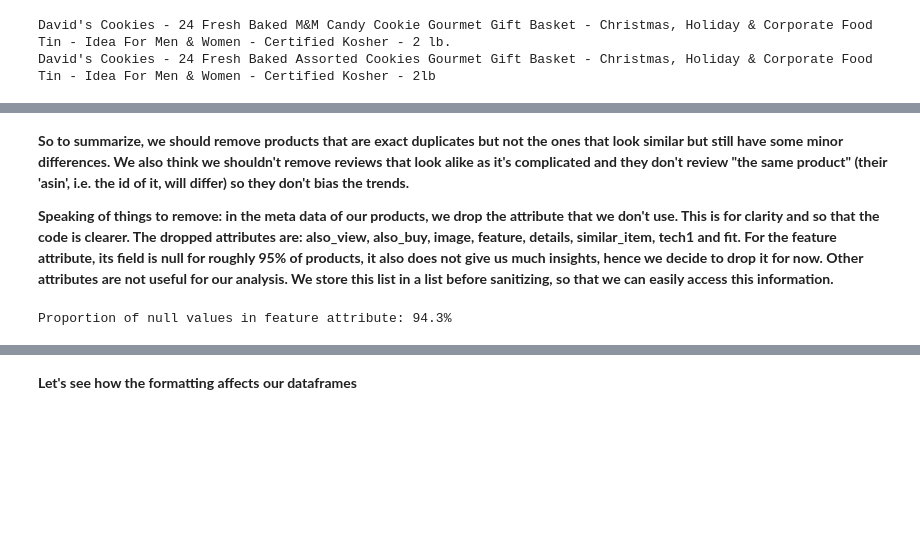
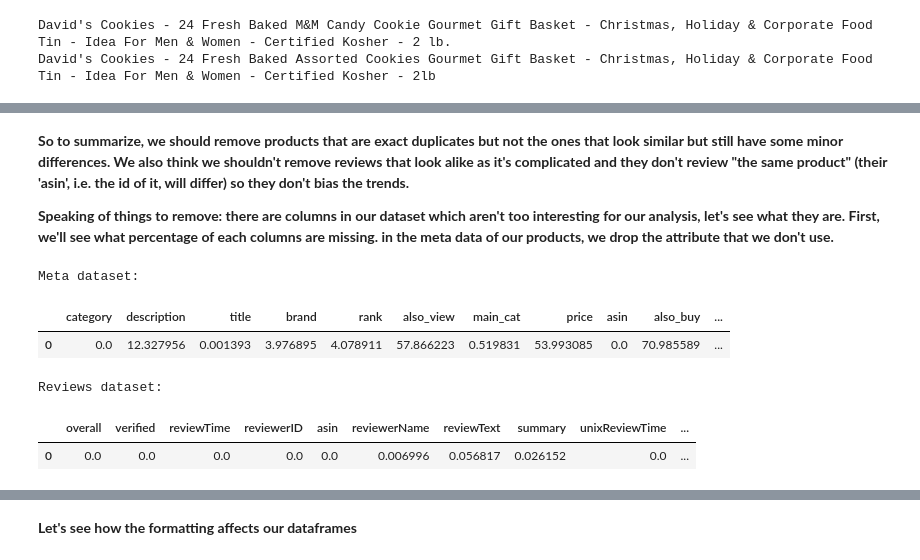
Before and after one commit to JulesssG/ADA-project, a Jupyter notebook: milestone_2.ipynb, the cells around one changed output, grey strips where cells are left out. Cells and saved outputs as stored; diff of their text form; code cells hidden in the pictures; blank space fills up the shorter version.

```diff
--- a/milestone_2.ipynb
+++ b/milestone_2.ipynb
@@ -194,8 +194,4 @@ David's Cookies - 24 Fresh Baked Assorted Cookies Gourmet Gift Basket - Christma
 # %% [markdown]
 **So to summarize, we should remove products that are exact duplicates but not the ones that look similar but still have some minor differences. We also think we shouldn't remove reviews that look alike as it's complicated and they don't review "the same product" (their 'asin', i.e. the id of it, will differ) so they don't bias the trends.**
 
-**Speaking of things to remove: in the meta data of our products, we drop the attribute that we don't use. This is for clarity and so that the code is clearer. The dropped attributes are: also_view, also_buy, image, feature, details, similar_item, tech1 and fit. For the feature attribute, its field is null for roughly 95% of products, it also does not give us much insights, hence we decide to drop it for now. Other attributes are not useful for our analysis. We store this list in a list before sanitizing, so that we can easily access this information.**
+**Speaking of things to remove: there are columns in our dataset which aren't too interesting for our analysis, let's see what they are. First, we'll see what percentage of each columns are missing. in the meta data of our products, we drop the attribute that we don't use.**
-# %%
-print('Proportion of null values in feature attribute: %.1f%%' % (100 * meta['feature'][~meta['feature'].notnull()].size / meta['feature'].size))
-# %% [output]
-Proportion of null values in feature attribute: 94.3%
@@ -205,0 +198,13 @@ meta.drop(columns=meta_dropped, inplace=True)
+# %%
+print("Meta dataset:")
+display(pd.DataFrame(100 * meta.isnull().sum() / len(meta.index)).T)
+
+print("\nReviews dataset:")
+pd.DataFrame(100 * reviews.isnull().sum() / len(reviews.index)).T
+# %% [output]
+Meta dataset:
+|  | category | description | title | brand | rank | also_view | main_cat | price | asin | also_buy | ... |
+| 0 | 0.0 | 12.327956 | 0.001393 | 3.976895 | 4.078911 | 57.866223 | 0.519831 | 53.993085 | 0.0 | 70.985589 | ... |
+Reviews dataset:
+|  | overall | verified | reviewTime | reviewerID | asin | reviewerName | reviewText | summary | unixReviewTime | ... |
+| 0 | 0.0 | 0.0 | 0.0 | 0.0 | 0.0 | 0.006996 | 0.056817 | 0.026152 | 0.0 | ... |
```
Also changed, not shown: parts of 12 cells of this notebook.
